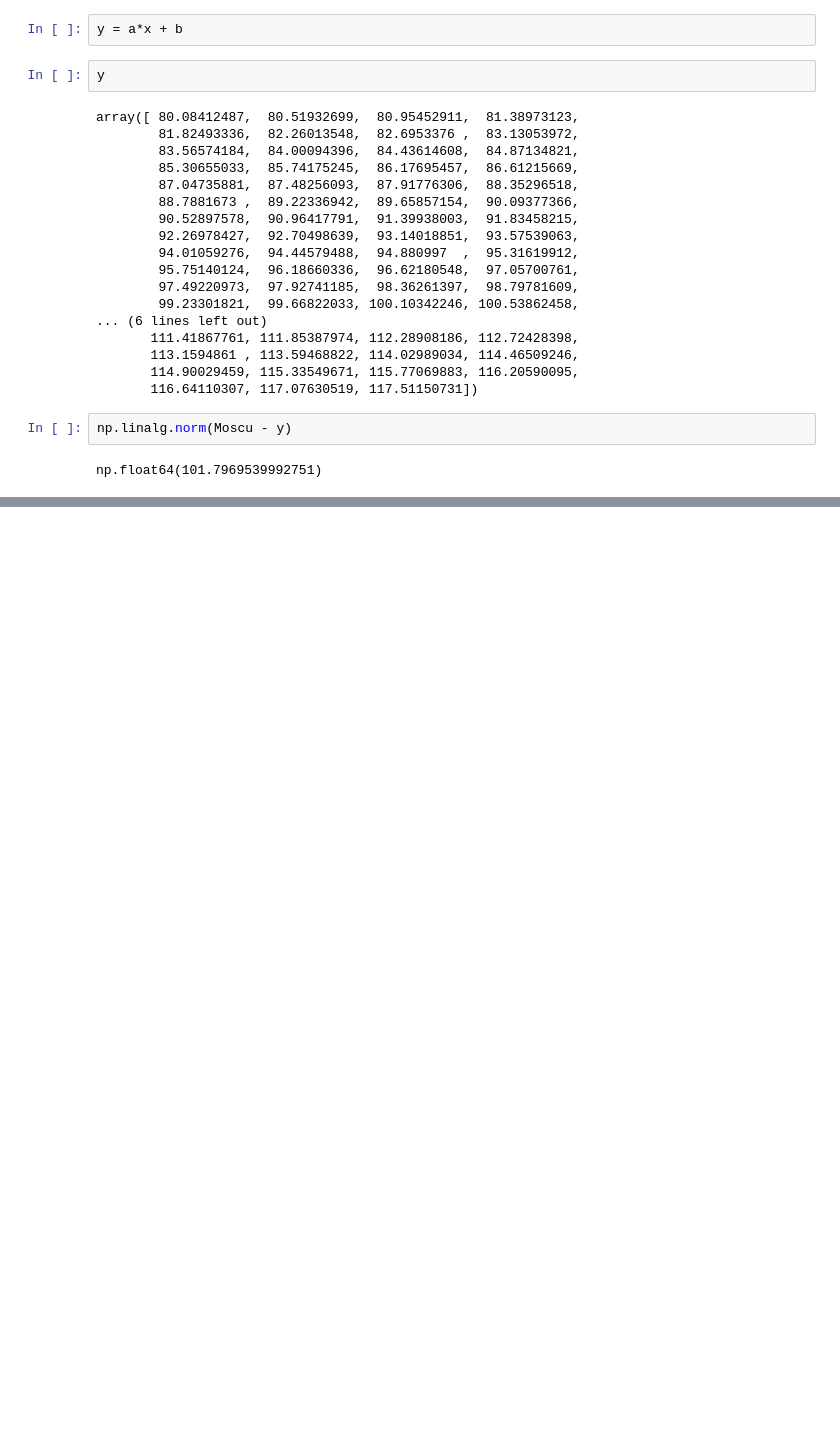
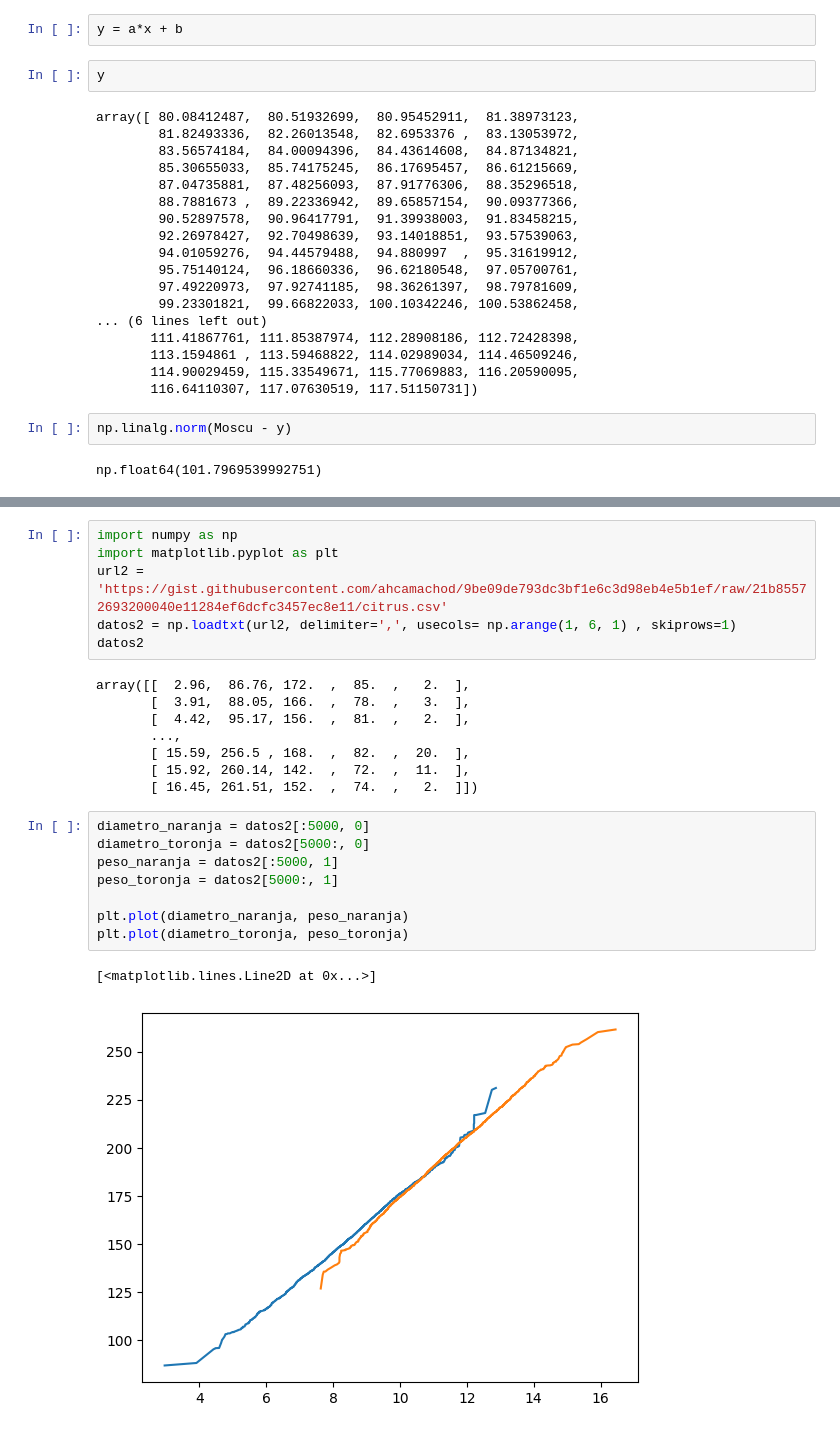
Before and after one commit to JuanDlog/Python_Data_Science, a Jupyter notebook: Numpy.ipynb, the cells around one changed output, grey strips where cells are left out. Saved outputs shown, nothing was run; the diff lists cells and outputs as text; blank space fills up the shorter version.

```diff
--- a/Numpy.ipynb
+++ b/Numpy.ipynb
@@ -418,0 +433,25 @@ plt.plot(x, y)
+# %%
+import numpy as np
+import matplotlib.pyplot as plt
+url2 = 'https://gist.githubusercontent.com/ahcamachod/9be09de793dc3bf1e6c3d98eb4e5b1ef/raw/21b85572693200040e11284ef6dcfc3457ec8e11/citrus.csv'
+datos2 = np.loadtxt(url2, delimiter=',', usecols= np.arange(1, 6, 1) , skiprows=1)
+datos2
+# %% [output]
+array([[  2.96,  86.76, 172.  ,  85.  ,   2.  ],
+       [  3.91,  88.05, 166.  ,  78.  ,   3.  ],
+       [  4.42,  95.17, 156.  ,  81.  ,   2.  ],
+       ...,
+       [ 15.59, 256.5 , 168.  ,  82.  ,  20.  ],
+       [ 15.92, 260.14, 142.  ,  72.  ,  11.  ],
+       [ 16.45, 261.51, 152.  ,  74.  ,   2.  ]])
+# %%
+diametro_naranja = datos2[:5000, 0]
+diametro_toronja = datos2[5000:, 0]
+peso_naranja = datos2[:5000, 1]
+peso_toronja = datos2[5000:, 1]
+
+plt.plot(diametro_naranja, peso_naranja)
+plt.plot(diametro_toronja, peso_toronja)
+# %% [output]
+[<matplotlib.lines.Line2D at 0x...>]
+[figure, added]
```
Also changed, not shown: parts of 33 cells of this notebook.
